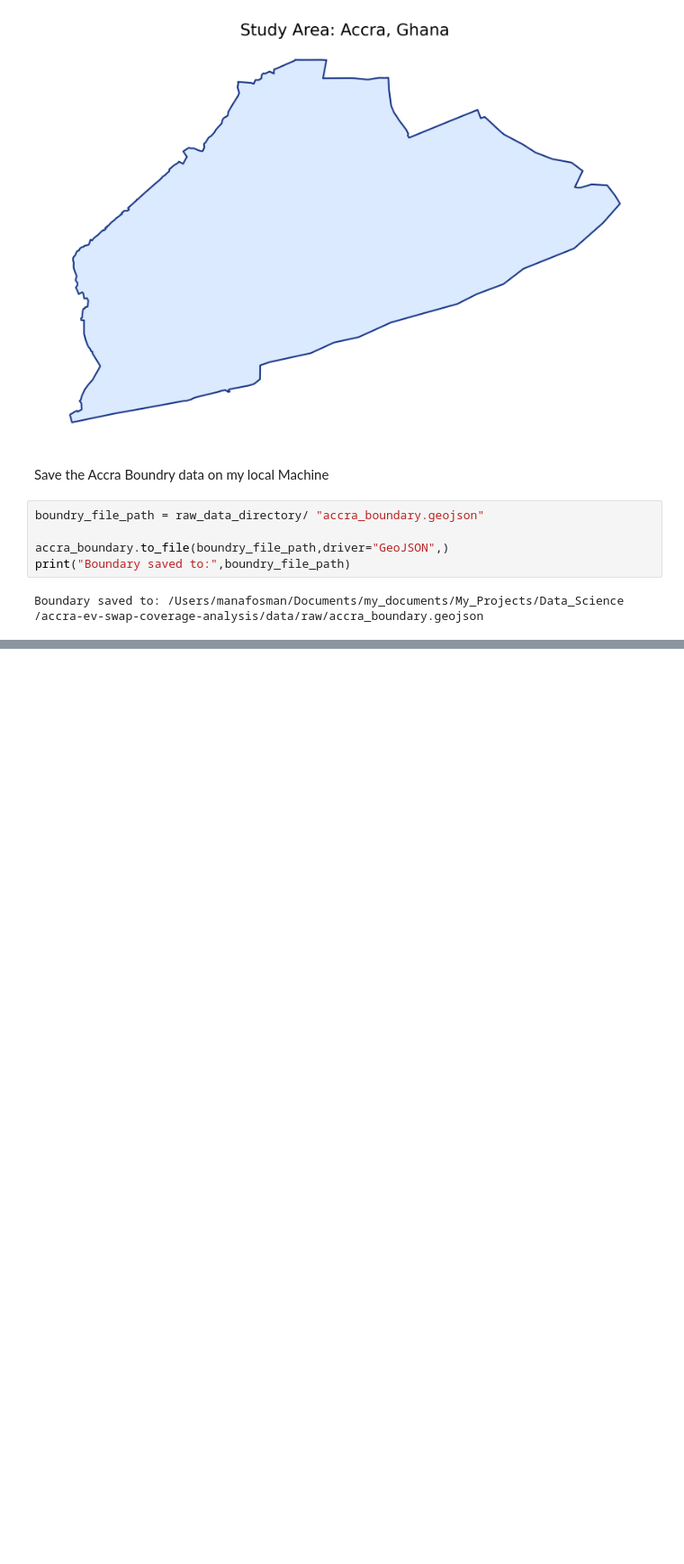
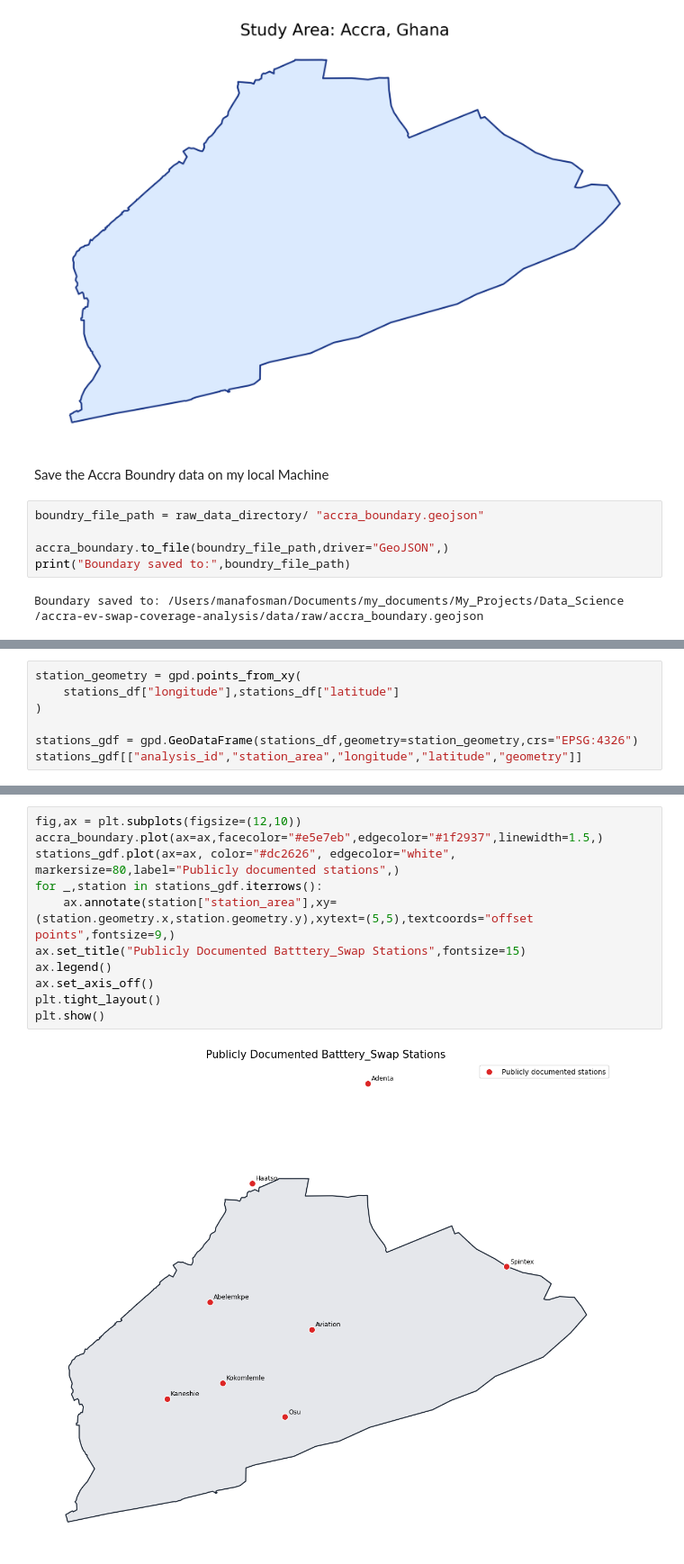
Before and after one commit to manafosman-dev/accra_ev_swap_coverage_analysis, a Jupyter notebook: notebooks/01_boundary_and_station_data.ipynb, the cells around one changed output, grey strips where cells are left out. Shown at 90% size. Cells and saved outputs as stored; diff of their text form; blank space fills up the shorter version.

Commit message:
Plotting all the stations

```diff
--- a/notebooks/01_boundary_and_station_data.ipynb
+++ b/notebooks/01_boundary_and_station_data.ipynb
@@ -71,0 +208,7 @@ Boundary saved to: /Users/manafosman/Documents/my_documents/My_Projects/Data_Sci
+# %%
+station_geometry = gpd.points_from_xy(
+    stations_df["longitude"],stations_df["latitude"]
+)
+
+stations_gdf = gpd.GeoDataFrame(stations_df,geometry=station_geometry,crs="EPSG:4326")
+stations_gdf[["analysis_id","station_area","longitude","latitude","geometry"]]
@@ -71,0 +225,13 @@ Boundary saved to: /Users/manafosman/Documents/my_documents/My_Projects/Data_Sci
+# %%
+fig,ax = plt.subplots(figsize=(12,10))
+accra_boundary.plot(ax=ax,facecolor="#e5e7eb",edgecolor="#1f2937",linewidth=1.5,)
+stations_gdf.plot(ax=ax, color="#dc2626", edgecolor="white", markersize=80,label="Publicly documented stations",)
+for _,station in stations_gdf.iterrows():
+    ax.annotate(station["station_area"],xy=(station.geometry.x,station.geometry.y),xytext=(5,5),textcoords="offset points",fontsize=9,)
+ax.set_title("Publicly Documented Batttery_Swap Stations",fontsize=15)
+ax.legend()
+ax.set_axis_off()
+plt.tight_layout()
+plt.show()
+# %% [output]
+[figure, added]
```
Also changed, not shown: parts of 7 cells of this notebook, 2 other files.
